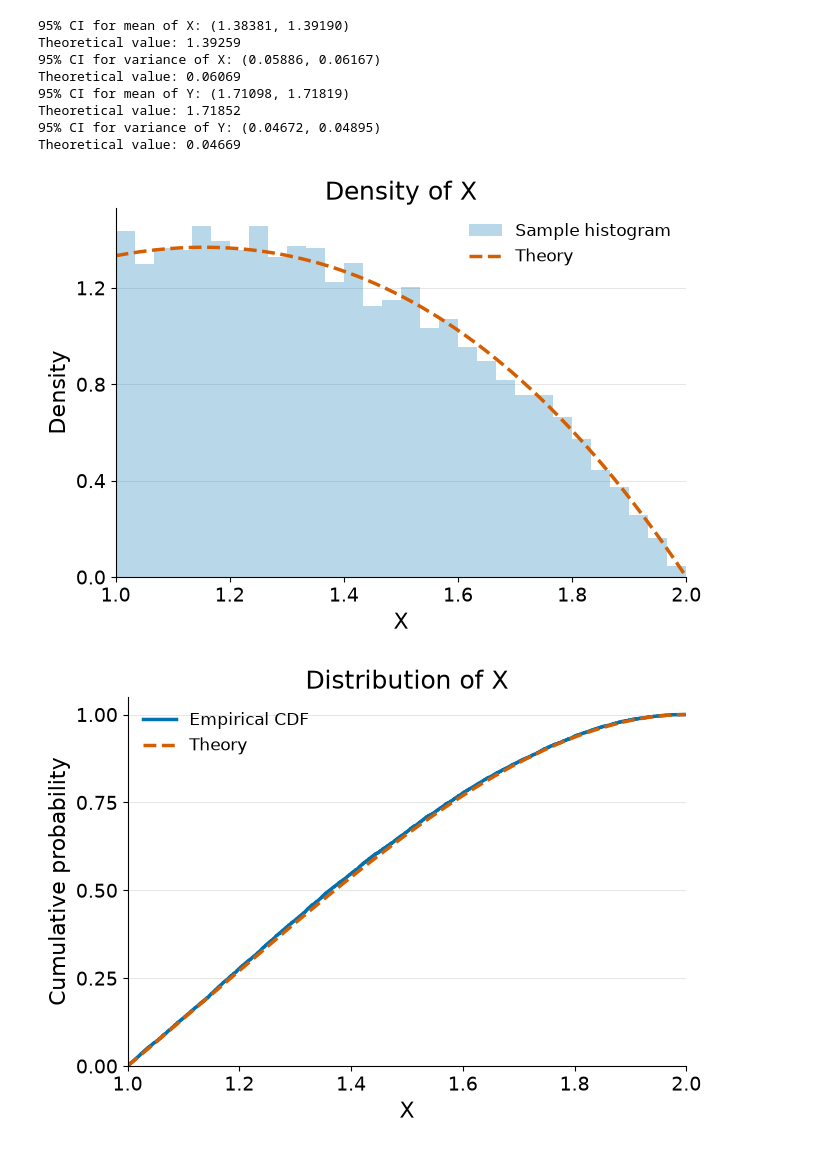
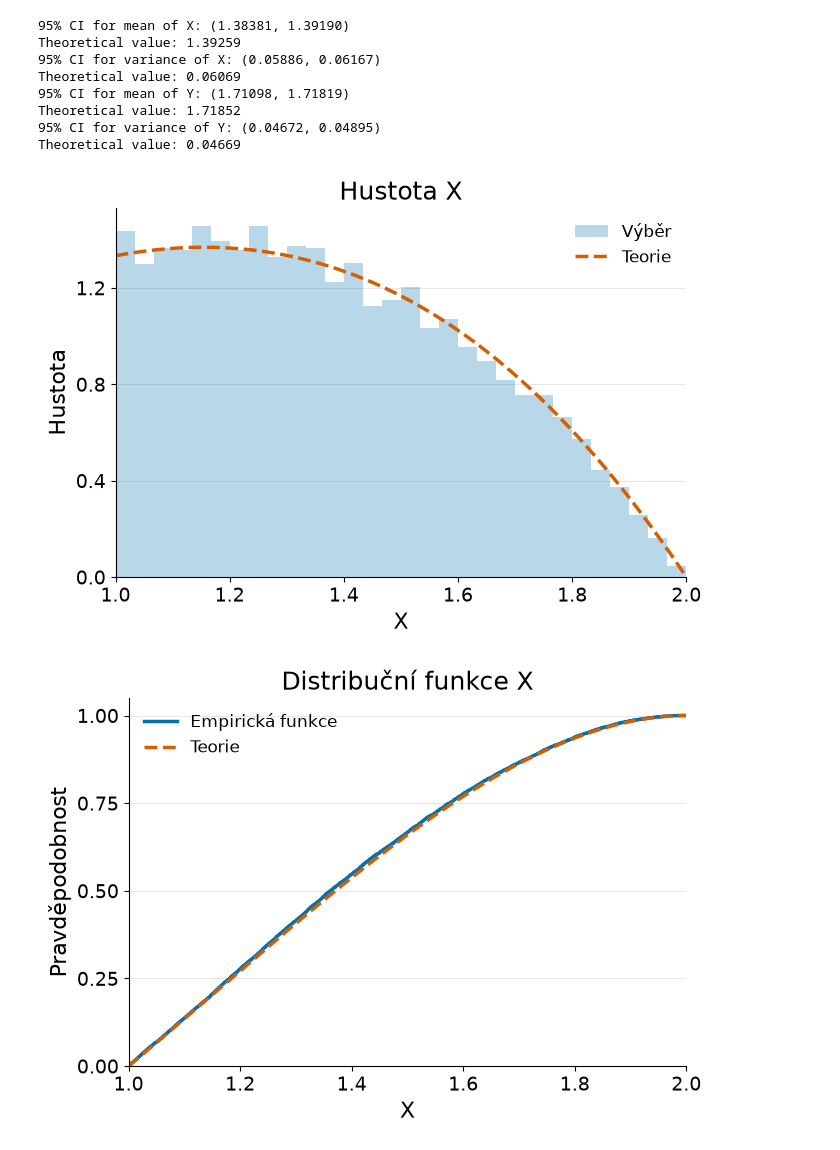
Before and after one commit to VitaliyAtmnk/uloha1, a Jupyter notebook: refactored.ipynb, the cells around one changed output. Saved outputs shown, nothing was run; the diff lists cells and outputs as text; code cells hidden in the pictures.

```diff
--- a/refactored.ipynb
+++ b/refactored.ipynb
@@ -539,38 +552,38 @@ def compute_distribution_comparison(x_values, y_values, x_density, y_density, x_
 
 def plot_empirical_vs_theoretical(comparison):
     """Visualize empirical and theoretical distributions for Task 6."""
     for label, data in comparison.items():
         for kind in ("pdf", "cdf"):
             with plt.ioff():
                 figure, axis = plt.subplots(figsize=(7, 5))
                 if kind == "pdf":
-                    axis.hist(data["samples"], bins=30, range=(1, 2), density=True, color="#0072B2", alpha=0.28, label="Sample histogram")
-                    ylabel = "Density"
+                    axis.hist(data["samples"], bins=30, range=(1, 2), density=True, color="#0072B2", alpha=0.28, label="Výběr")
+                    ylabel = "Hustota"
                 else:
                     # Extend the step curve to (1, 0) and (2, 1); post makes it right-continuous.
                     axis.step(np.r_[1, data["sorted_samples"], 2],
                               np.r_[0, data["empirical_cdf"], 1], where="post",
-                              color="#0072B2", label="Empirical CDF")
-                    ylabel = "Cumulative probability"
+                              color="#0072B2", label="Empirická funkce")
+                    ylabel = "Pravděpodobnost"
 
-                axis.plot(data["grid"], data[kind], color="#D55E00", linestyle="--", label="Theory")
-                style_axis(axis, f"{'Density' if kind == 'pdf' else 'Distribution'} of {label}", label, ylabel)
+                axis.plot(data["grid"], data[kind], color="#D55E00", linestyle="--", label="Teorie")
+                style_axis(axis, f"{'Hustota' if kind == 'pdf' else 'Distribuční funkce'} {label}", label, ylabel)
                 axis.set(xlim=(1, 2), ylim=(0, None))
 
             display_figure(figure, f"comparison_{label.lower()}_{kind}")
 
 def task_6():
     samples = generate_samples()
 
     x_samples, y_samples = samples["x"], samples["y"]
     x_density, y_density = calculate_marginal_densities(joint_density)
     x_cdf, y_cdf = calculate_marginal_distributions(x_density, y_density)
 
     comparison = compute_distribution_comparison(x_samples, y_samples, x_density, y_density, x_cdf, y_cdf)
 
     plot_empirical_vs_theoretical(comparison)
 
 task_6()
 # %% [output]
-[figure, old version]
+[figure, new version]
-[figure, old version]
+[figure, new version]
```
Also changed, not shown: parts of 7 cells of this notebook, 3 other files.
